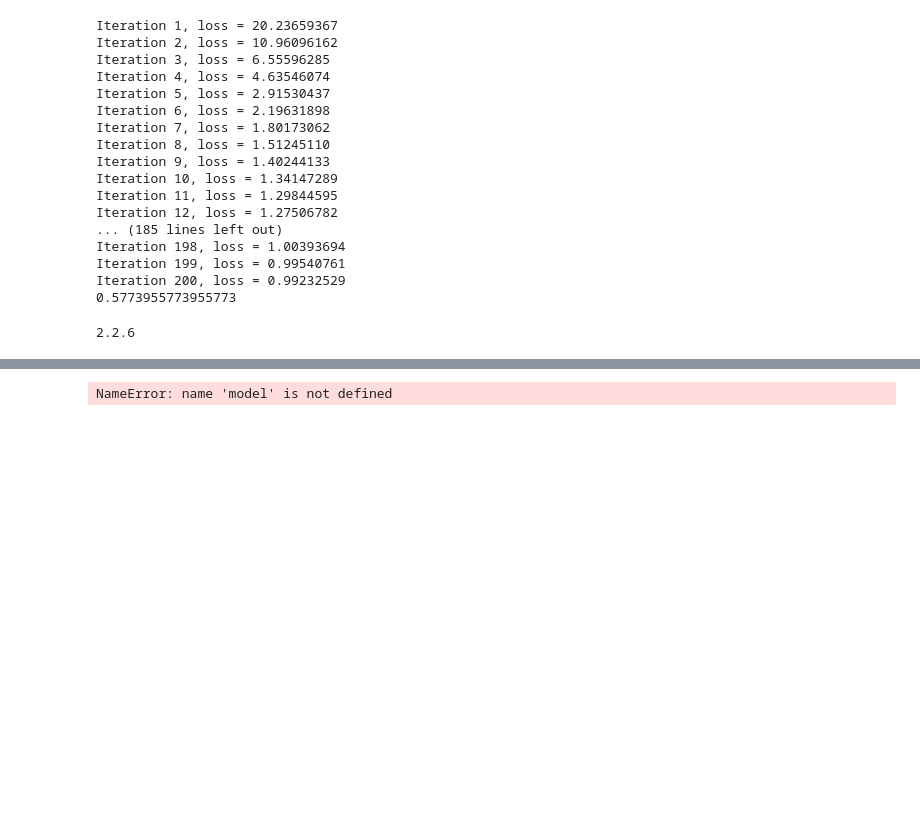
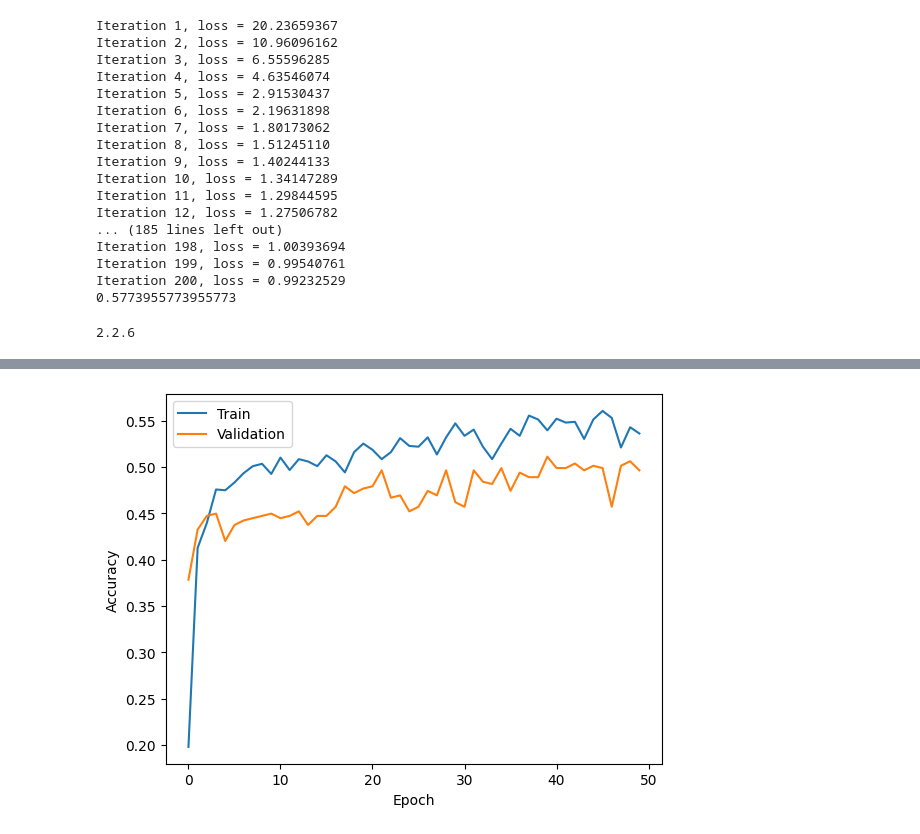
Before and after one commit to Aditi0207006/AI-internship, a Jupyter notebook: wine.ipynb, the cells around one changed output, grey strips where cells are left out. Saved outputs shown, nothing was run; the diff lists cells and outputs as text; code cells hidden in the pictures; blank space fills up the shorter version.

```diff
--- a/wine.ipynb
+++ b/wine.ipynb
@@ -126,0 +128,4 @@ WARNING:absl:You are saving your model as an HDF5 file via `model.save()` or `ke
+# %%
+history = model.fit(
+    x_train , y_train,epochs=50 , validation_data=(x_test,y_test)
+)
@@ -127,11 +150,11 @@ WARNING:absl:You are saving your model as an HDF5 file via `model.save()` or `ke
 # %%
 
 import matplotlib.pyplot as plt
-plt.plot(model.history.history['Accuracy'],label='train')
-plt.plot(model.history.history['val_accuracy'],label='validation')
+plt.plot(history.history['accuracy'],label='Train')
+plt.plot(history.history['val_accuracy'],label='Validation')
 plt.xlabel('Epoch')
 plt.ylabel('Accuracy')
 plt.legend()
 plt.show()
 # %% [output]
-NameError: name 'model' is not defined
+[figure, added]
```
Also changed, not shown: parts of 4 cells of this notebook, 3 other files.
